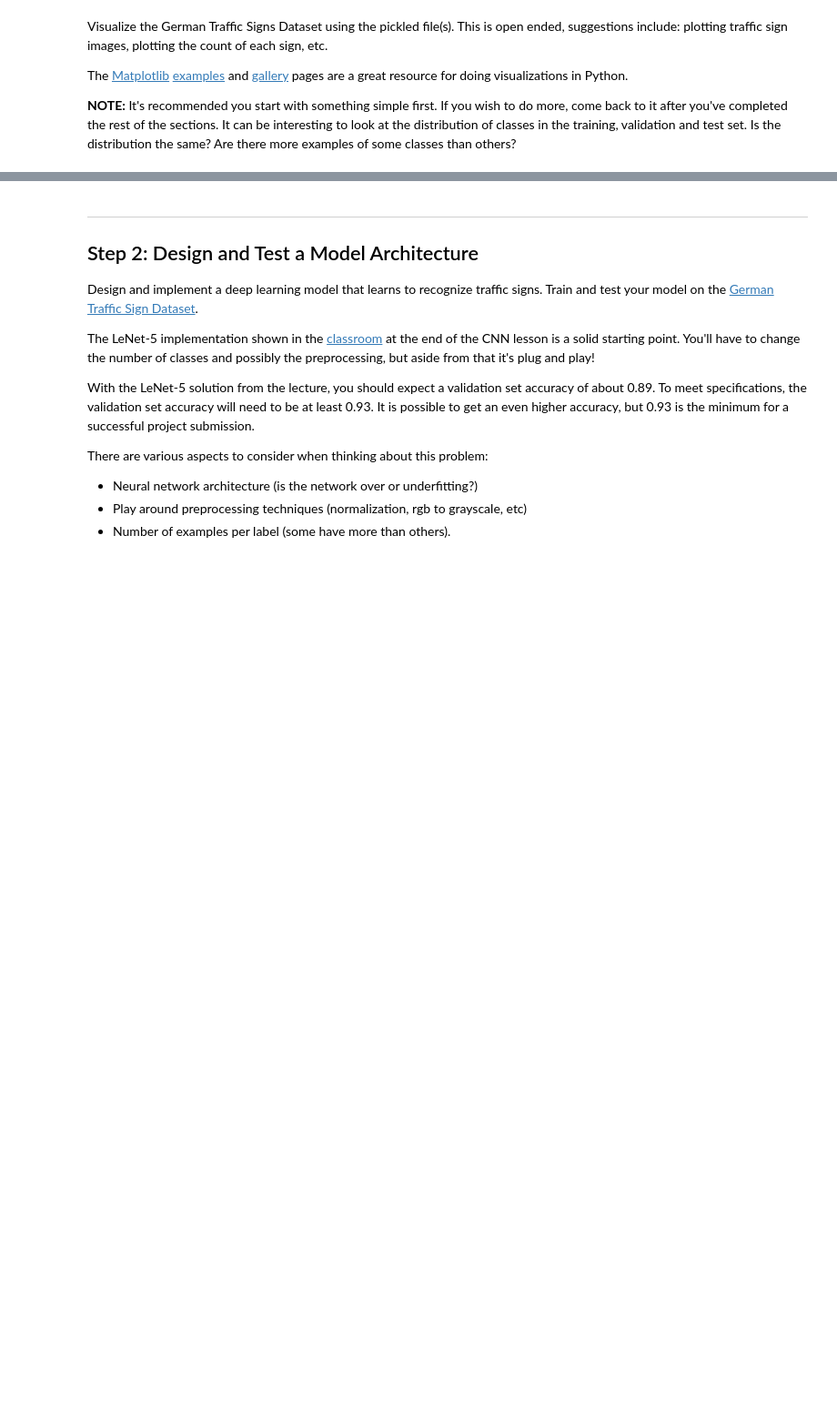
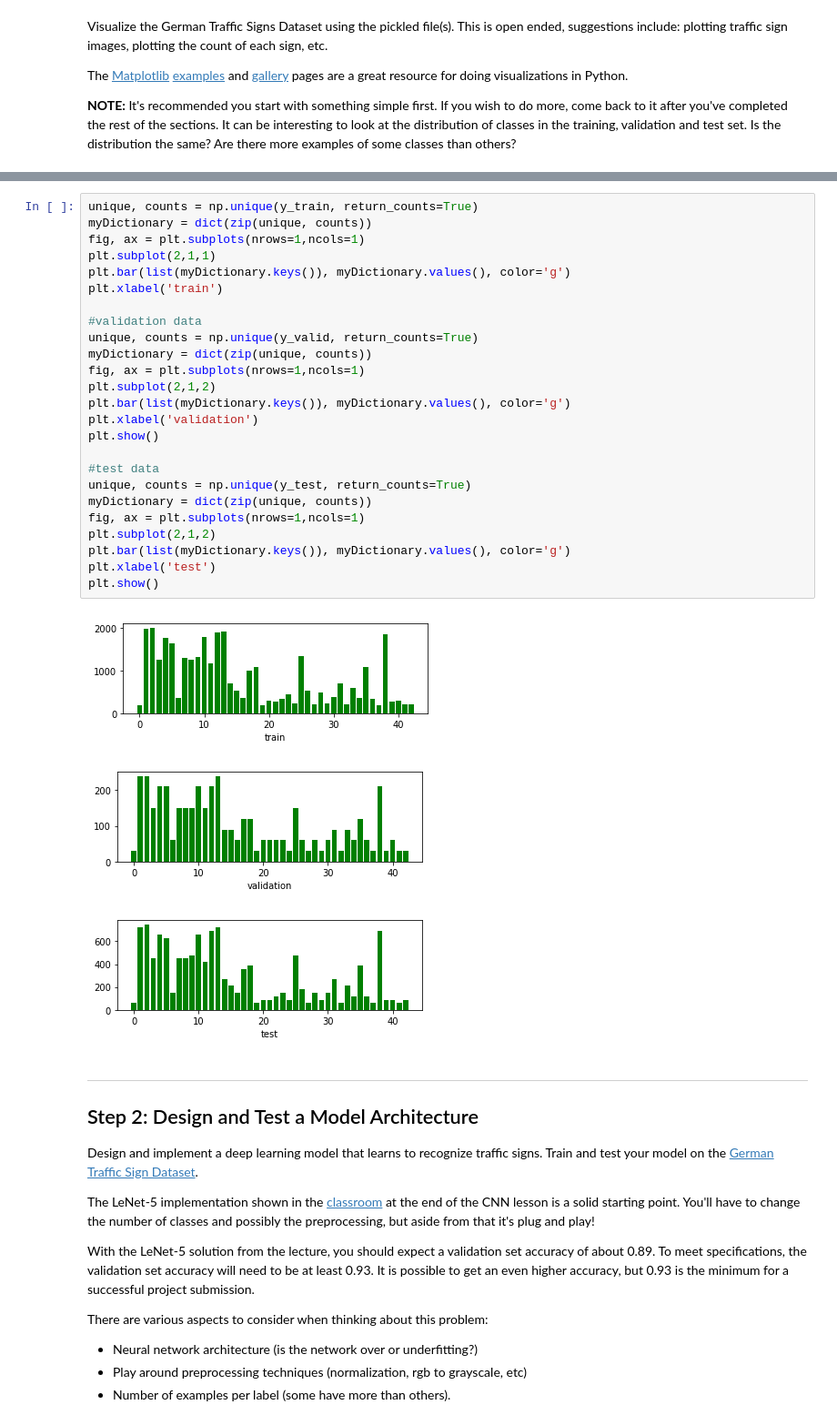
Before and after one commit to anikur93/Udacity_Traffic_sign_classifier_project2, a Jupyter notebook: Traffic_Sign_Classifier.ipynb, the cells around one changed output, grey strips where cells are left out. Shown: that part at 91% size. Saved outputs shown, nothing was run; the diff lists cells and outputs as text; blank space fills up the shorter version.

```diff
--- a/Traffic_Sign_Classifier.ipynb
+++ b/Traffic_Sign_Classifier.ipynb
@@ -121,3 +139,32 @@ print(y_train[index])
+# %%
+unique, counts = np.unique(y_train, return_counts=True)
+myDictionary = dict(zip(unique, counts))
+fig, ax = plt.subplots(nrows=1,ncols=1)
+plt.subplot(2,1,1)
+plt.bar(list(myDictionary.keys()), myDictionary.values(), color='g')
+plt.xlabel('train')
+
+#validation data
+unique, counts = np.unique(y_valid, return_counts=True)
+myDictionary = dict(zip(unique, counts))
+fig, ax = plt.subplots(nrows=1,ncols=1)
+plt.subplot(2,1,2)
+plt.bar(list(myDictionary.keys()), myDictionary.values(), color='g')
+plt.xlabel('validation')
+plt.show()
+
+#test data
+unique, counts = np.unique(y_test, return_counts=True)
+myDictionary = dict(zip(unique, counts))
+fig, ax = plt.subplots(nrows=1,ncols=1)
+plt.subplot(2,1,2)
+plt.bar(list(myDictionary.keys()), myDictionary.values(), color='g')
+plt.xlabel('test')
+plt.show()
+# %% [output]
+[figure, added]
+[figure, added]
+[figure, added]
 # %% [markdown]
 ----
 
```
Also changed, not shown: parts of 4 cells of this notebook, 2 other files.
